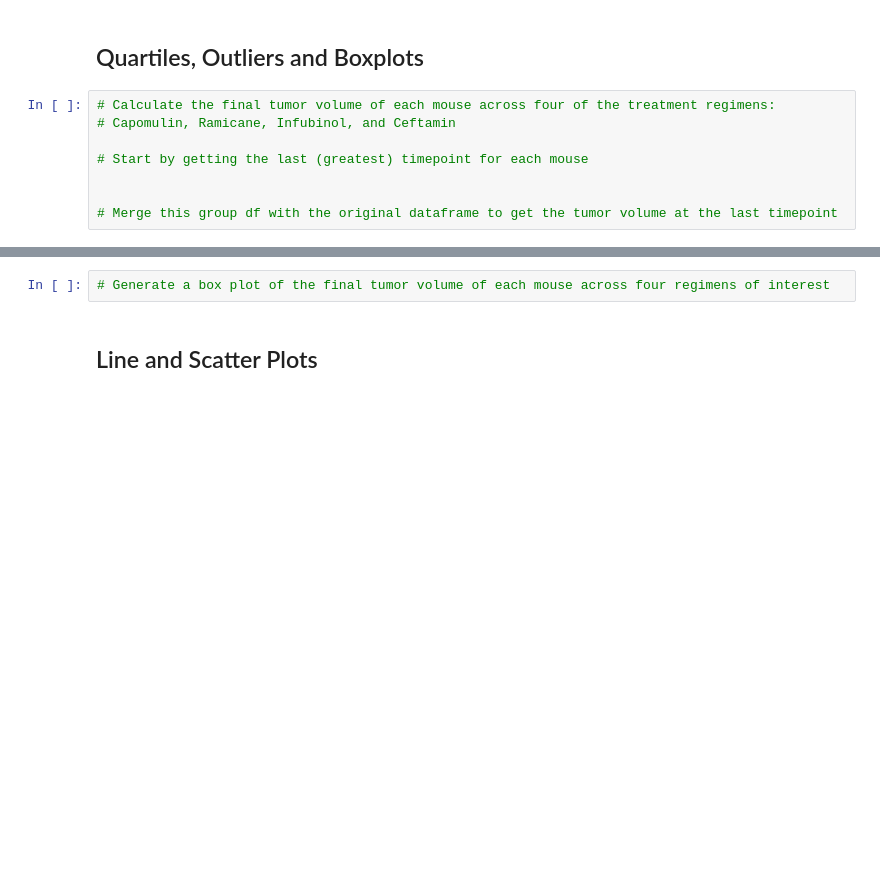
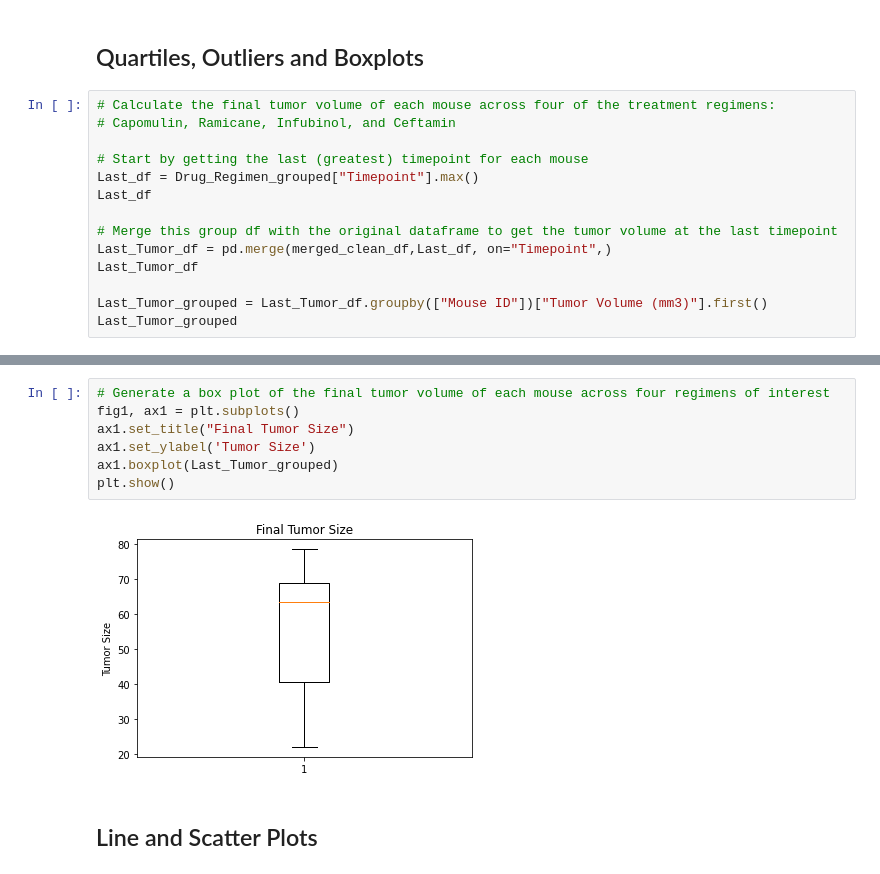
Before and after one commit to tomcahill76/Matplotlib-Homework-, a Jupyter notebook: pymaceuticals_starter.ipynb, the cells around one changed output, grey strips where cells are left out. Saved outputs shown, nothing was run; the diff lists cells and outputs as text; blank space fills up the shorter version.

```diff
--- a/pymaceuticals_starter.ipynb
+++ b/pymaceuticals_starter.ipynb
@@ -219,6 +228,12 @@ plt.tight_layout()
 # Capomulin, Ramicane, Infubinol, and Ceftamin
 
 # Start by getting the last (greatest) timepoint for each mouse
-
+Last_df = Drug_Regimen_grouped["Timepoint"].max()
+Last_df
 
 # Merge this group df with the original dataframe to get the tumor volume at the last timepoint
+Last_Tumor_df = pd.merge(merged_clean_df,Last_df, on="Timepoint",)
+Last_Tumor_df
+
+Last_Tumor_grouped = Last_Tumor_df.groupby(["Mouse ID"])["Tumor Volume (mm3)"].first()
+Last_Tumor_grouped
@@ -242,5 +273,12 @@ plt.tight_layout()
 # %%
 # Generate a box plot of the final tumor volume of each mouse across four regimens of interest
+fig1, ax1 = plt.subplots()
+ax1.set_title("Final Tumor Size")
+ax1.set_ylabel('Tumor Size')
+ax1.boxplot(Last_Tumor_grouped)
+plt.show()
+# %% [output]
+[figure, added]
 # %% [markdown]
 ## Line and Scatter Plots
 # %%
```
Also changed, not shown: parts of 4 cells of this notebook, 1 other file.
